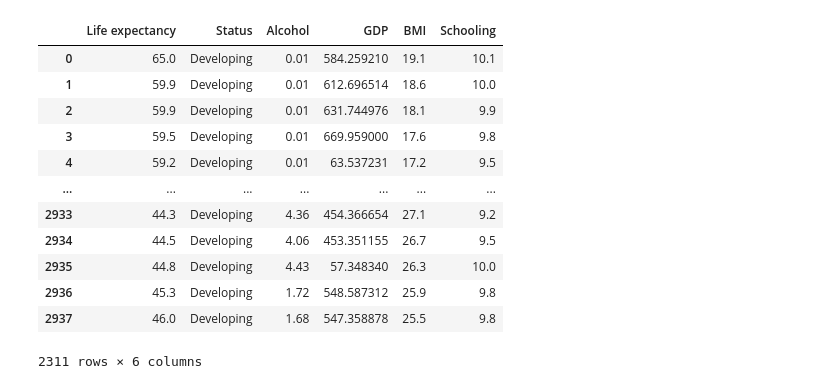
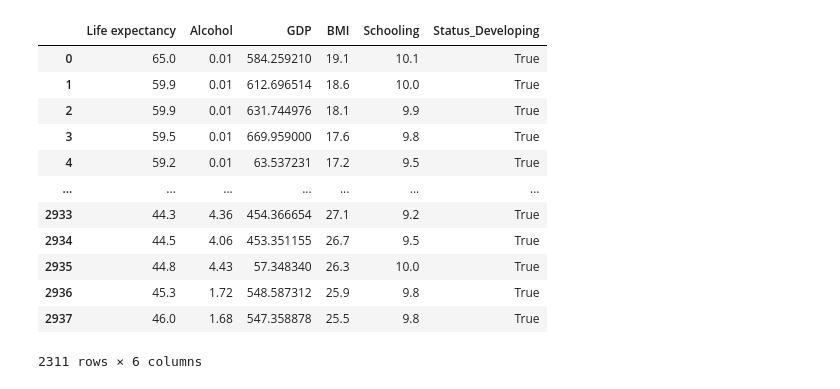
Before and after one commit to Nolan6Jensen/life-expectancy-modeling, a Jupyter notebook: analysis1.ipynb, the cells around one changed output. Cells and saved outputs as stored; diff of their text form; code cells hidden in the pictures.

```diff
--- a/analysis1.ipynb
+++ b/analysis1.ipynb
@@ -42,18 +30,22 @@ memory usage: 505.1+ KB
 # %%
 #Clean data
 data = data[cols].dropna()
+data2 = data.copy()
+
+#Create dummy variables for categorical data
+data = pd.get_dummies(data, columns=['Status'], drop_first=True)
 data
 # %% [output]
-|  | Life expectancy | Status | Alcohol | GDP | BMI | Schooling |
-| 0 | 65.0 | Developing | 0.01 | 584.259210 | 19.1 | 10.1 |
-| 1 | 59.9 | Developing | 0.01 | 612.696514 | 18.6 | 10.0 |
-| 2 | 59.9 | Developing | 0.01 | 631.744976 | 18.1 | 9.9 |
-| 3 | 59.5 | Developing | 0.01 | 669.959000 | 17.6 | 9.8 |
-| 4 | 59.2 | Developing | 0.01 | 63.537231 | 17.2 | 9.5 |
+|  | Life expectancy | Alcohol | GDP | BMI | Schooling | Status_Developing |
+| 0 | 65.0 | 0.01 | 584.259210 | 19.1 | 10.1 | True |
+| 1 | 59.9 | 0.01 | 612.696514 | 18.6 | 10.0 | True |
+| 2 | 59.9 | 0.01 | 631.744976 | 18.1 | 9.9 | True |
+| 3 | 59.5 | 0.01 | 669.959000 | 17.6 | 9.8 | True |
+| 4 | 59.2 | 0.01 | 63.537231 | 17.2 | 9.5 | True |
 | ... | ... | ... | ... | ... | ... | ... |
-| 2933 | 44.3 | Developing | 4.36 | 454.366654 | 27.1 | 9.2 |
-| 2934 | 44.5 | Developing | 4.06 | 453.351155 | 26.7 | 9.5 |
-| 2935 | 44.8 | Developing | 4.43 | 57.348340 | 26.3 | 10.0 |
-| 2936 | 45.3 | Developing | 1.72 | 548.587312 | 25.9 | 9.8 |
-| 2937 | 46.0 | Developing | 1.68 | 547.358878 | 25.5 | 9.8 |
+| 2933 | 44.3 | 4.36 | 454.366654 | 27.1 | 9.2 | True |
+| 2934 | 44.5 | 4.06 | 453.351155 | 26.7 | 9.5 | True |
+| 2935 | 44.8 | 4.43 | 57.348340 | 26.3 | 10.0 | True |
+| 2936 | 45.3 | 1.72 | 548.587312 | 25.9 | 9.8 | True |
+| 2937 | 46.0 | 1.68 | 547.358878 | 25.5 | 9.8 | True |
 2311 rows × 6 columns
```
Also changed, not shown: parts of 4 cells of this notebook.
